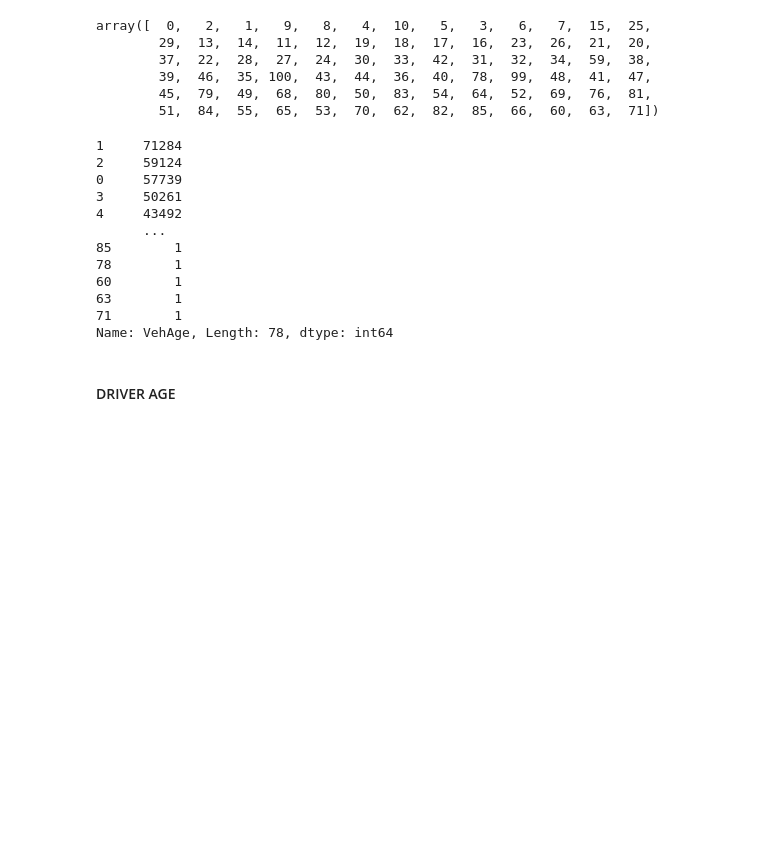
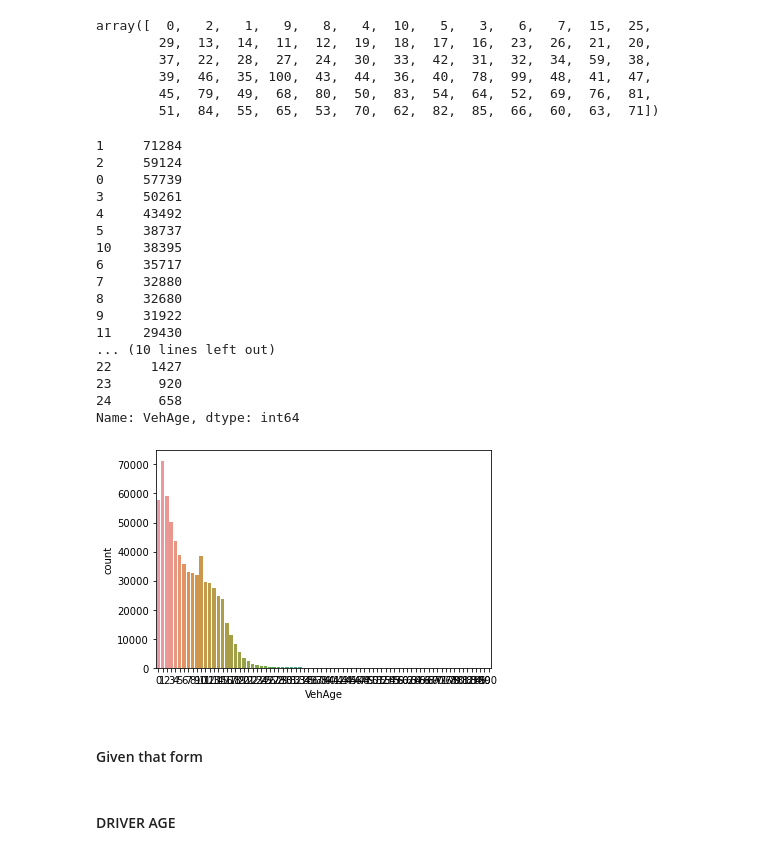
Before and after one commit to JulianTrufero/Claims-Frequency-Predicitons, a Jupyter notebook: claims_data.ipynb, the cells around one changed output. Saved outputs shown, nothing was run; the diff lists cells and outputs as text; code cells hidden in the pictures; blank space fills up the shorter version.

```diff
--- a/claims_data.ipynb
+++ b/claims_data.ipynb
@@ -145,16 +145,19 @@ claimsdf.VehPower.value_counts()
 14      2350
 Name: VehPower, dtype: int64
 # %%
-#claimsdf['VehPower_'] = claimsdf.VehPower.apply(lambda x: funcion(x))
-
-def power_cat(x):
+def vehpower_gr(x):
+    """
+    ARG: A number
+    Returns: If is different from 12, 13, 14 or 15, returns the number,
+    otherwise, returns 12
+    """
     if x in [12, 13, 14, 15]:
         x_ = 12
         return x_
     else:
         return x
 # %%
-claimsdf['VehPower_'] = claimsdf.VehPower.apply(lambda x: power_cat(x))
+claimsdf['VehPower_'] = claimsdf.VehPower.apply(lambda x: vehpower_gr(x))
 # %%
 claimsdf.VehPower_.value_counts()
 # %% [output]
@@ -174,2 +173,0 @@ dic_power = {'4': 1, '5': 2, '6': 3, '7': 4, '8': 5, '9': 6, '10': 7, '11': 8, '
-# %%
-claimsdf.VehPower = claimsdf.VehPower.map(dic_power)
@@ -202,17 +185,28 @@ array([  0,   2,   1,   9,   8,   4,  10,   5,   3,   6,   7,  15,  25,
         45,  79,  49,  68,  80,  50,  83,  54,  64,  52,  69,  76,  81,
         51,  84,  55,  65,  53,  70,  62,  82,  85,  66,  60,  63,  71])
 # %%
-claimsdf.VehAge.value_counts()
+claimsdf.VehAge.value_counts()[:25]
 # %% [output]
 1     71284
 2     59124
 0     57739
 3     50261
 4     43492
-      ...
-85        1
-78        1
-60        1
-63        1
-71        1
-Name: VehAge, Length: 78, dtype: int64
+5     38737
+10    38395
+6     35717
+7     32880
+8     32680
+9     31922
+11    29430
+... (10 lines left out)
+22     1427
+23      920
+24      658
+Name: VehAge, dtype: int64
+# %%
+sns.countplot(claimsdf.VehAge);
+# %% [output]
+[figure, added]
+# %% [markdown]
+#### Given that form
```
Also changed, not shown: parts of 9 cells of this notebook, 3 other files.
